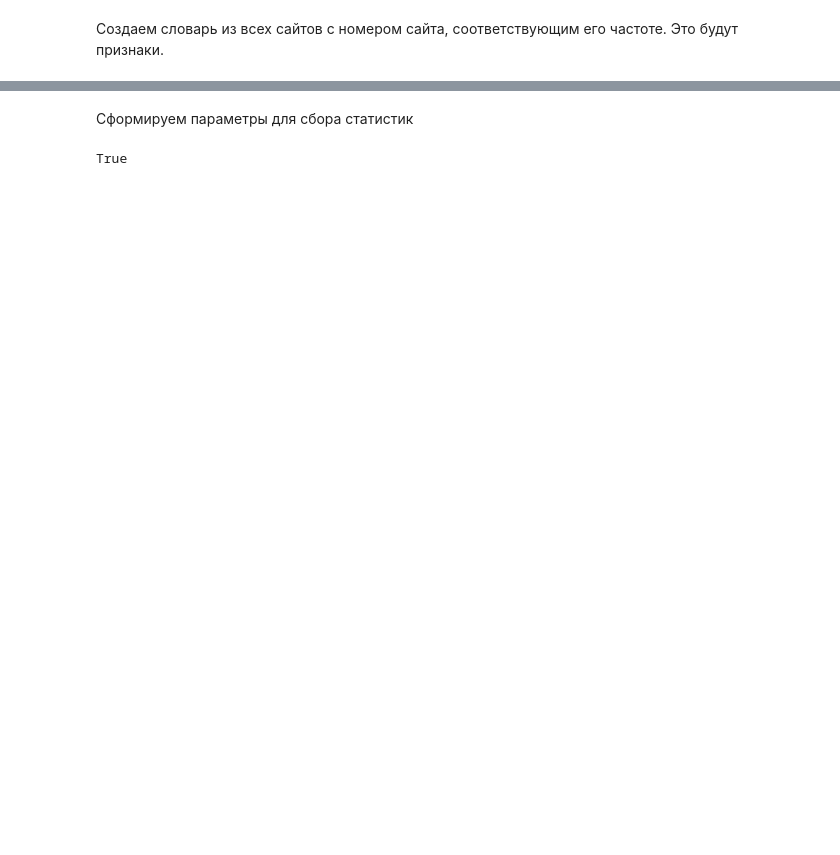
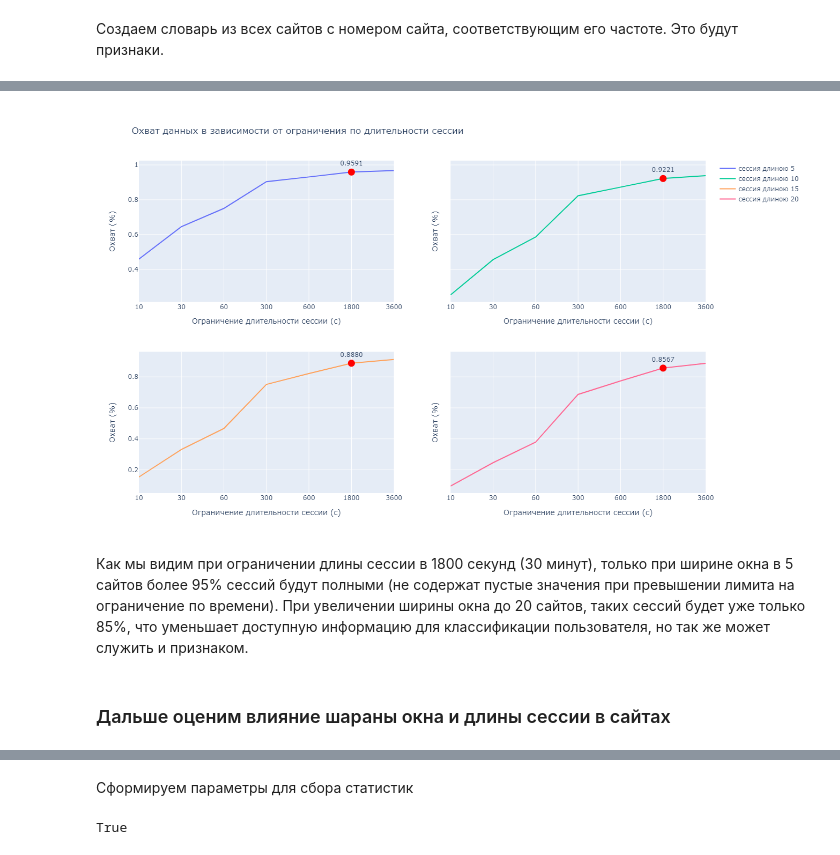
Before and after one commit to v010ch/capstoneproject_user_identify, a Jupyter notebook: Capstone_userIfentify_report_extended.ipynb, the cells around one changed output, grey strips where cells are left out. Cells and saved outputs as stored; diff of their text form; code cells hidden in the pictures; blank space fills up the shorter version.

```diff
--- a/Capstone_userIfentify_report_extended.ipynb
+++ b/Capstone_userIfentify_report_extended.ipynb
@@ -120,0 +191,13 @@ Wall time: 0 ns
+# %%
+def get_area(inp_cntr, inp_borders, inp_list_len):
+    ret_area = []
+    for brd in inp_borders:
+        ssum = 0
+        for el in inp_cntr:
+            if el < brd:
+                ssum += inp_cntr[el]
+
+        #ret_area.append(int( 100 * ssum / inp_list_len))
+        ret_area.append(ssum / inp_list_len)
+
+    return ret_area
@@ -120,0 +248,18 @@ Wall time: 0 ns
+# %%
+fig_coverage.update_xaxes(type='category')
+fig_coverage.update_layout(
+                            autosize=False,
+                            width=1200,
+                            height=800,
+                            title = u'Охват данных в зависимости от ограничения по длительности сессии',
+                            xaxis_title ="Ограничение длительности сессии (c)",
+                            xaxis2_title="Ограничение длительности сессии (c)",
+                            xaxis3_title="Ограничение длительности сессии (c)",
+                            xaxis4_title="Ограничение длительности сессии (c)",
+                            yaxis_title ="Охват (%)",
+                            yaxis2_title="Охват (%)",
+                            yaxis3_title="Охват (%)",
+                            yaxis4_title="Охват (%)",
+                            )
+fig_coverage.show()
+# %% [output]
@@ -120,0 +267,5 @@ Wall time: 0 ns
+[figure, added]
+# %% [markdown]
+Как мы видим при ограничении длины сессии в 1800 секунд (30 минут), только при ширине окна в 5 сайтов более 95% сессий будут полными (не содержат пустые значения при превышении лимита на ограничение по времени). При увеличении ширины окна до 20 сайтов, таких сессий будет уже только 85%, что уменьшает доступную информацию для классификации пользователя, но так же может служить и признаком.
+# %% [markdown]
+### Дальше оценим влияние шараны окна и длины сессии в сайтах
```
Also changed, not shown: parts of 34 cells of this notebook, 1 other file.
